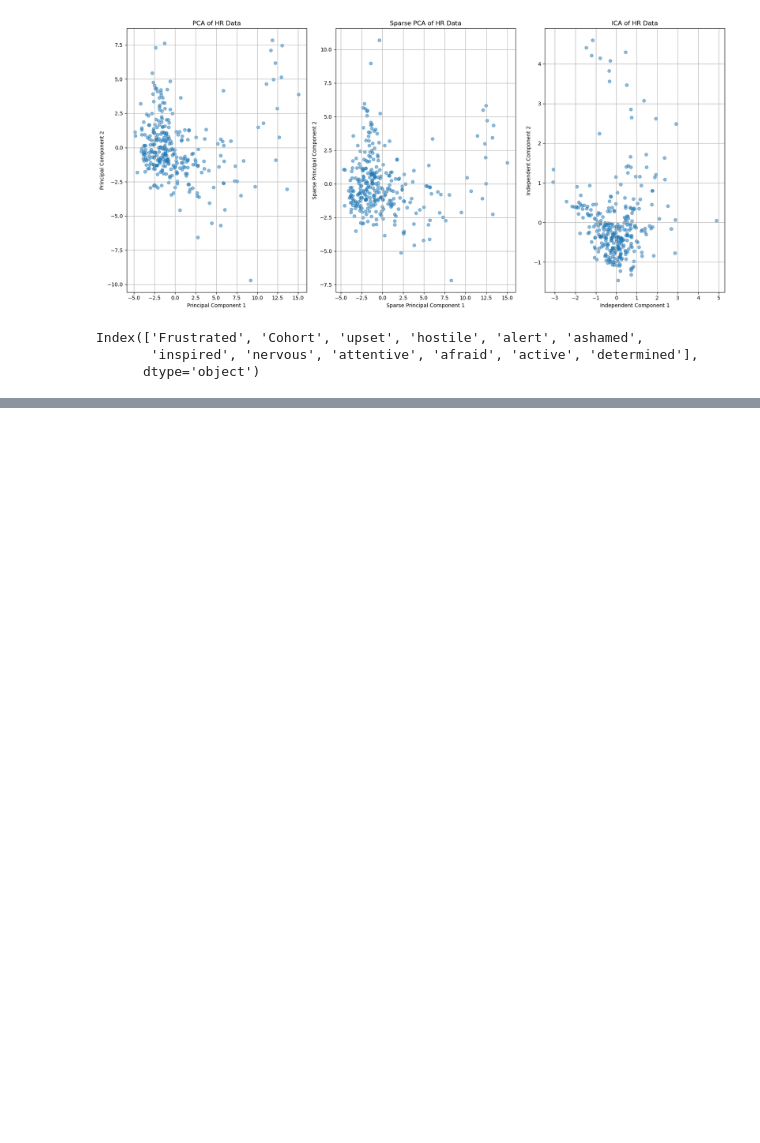
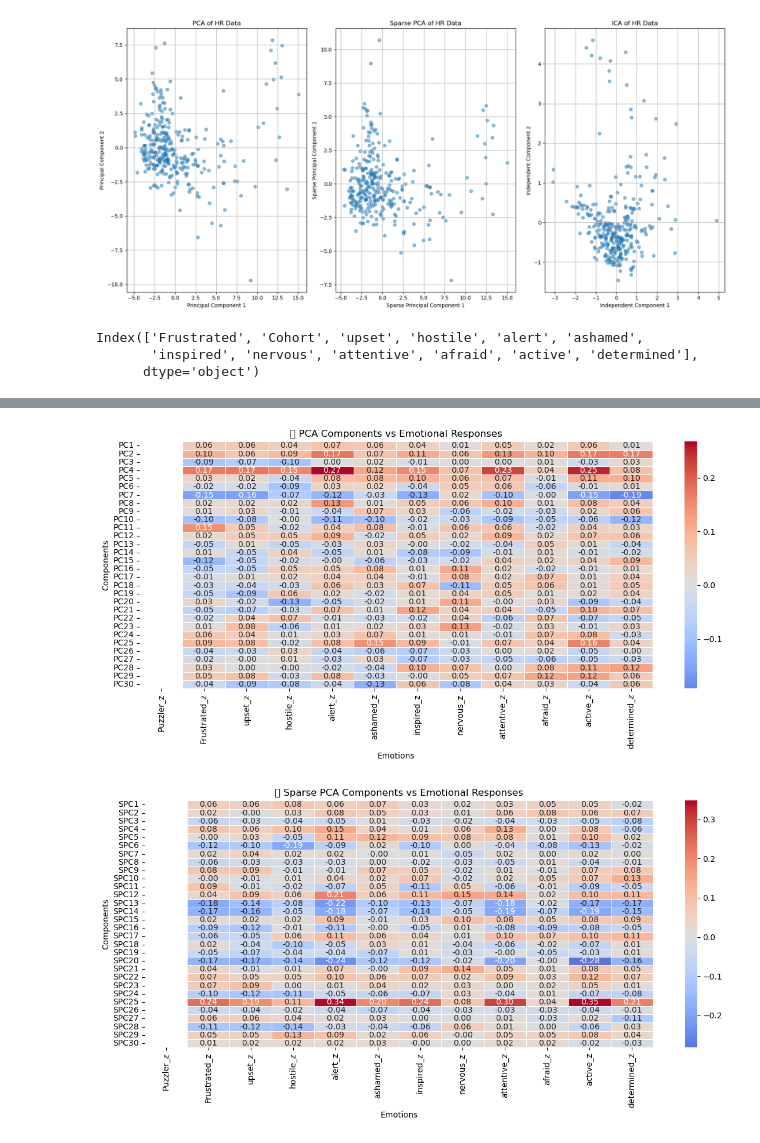
Before and after one commit to BjarkeErichsen/unsupervised-cda-proj-2, a Jupyter notebook: case2.ipynb, the cells around one changed output, grey strips where cells are left out. Saved outputs shown, nothing was run; the diff lists cells and outputs as text; code cells hidden in the pictures; blank space fills up the shorter version.

```diff
--- a/case2.ipynb
+++ b/case2.ipynb
@@ -273,0 +354,71 @@ plt.show()
+# %%
+import pandas as pd
+import numpy as np
+from sklearn.preprocessing import StandardScaler
+from sklearn.impute import SimpleImputer
+from sklearn.decomposition import PCA, SparsePCA
+import seaborn as sns
+import matplotlib.pyplot as plt
+
+# Load your data
+data = pd.read_csv("HR_data.csv")
+if 'Unnamed: 0' in data.columns:
+    data = data.drop(columns='Unnamed: 0')
+
+# Columns setup
+physio_cols = [col for col in data.columns if col.startswith(("HR_", "TEMP_", "EDA_"))]
+emotion_cols = ['Puzzler', 'Frustrated', 'upset', 'hostile', 'alert', 'ashamed',
+                'inspired', 'nervous', 'attentive', 'afraid', 'active', 'determined']
+
+# Drop rows with missing emotion values
+data = data.dropna(subset=emotion_cols)
+
+# ✨ Standardize emotion ratings across individuals
+if 'Individual' in data.columns:
+    for emo in emotion_cols:
+        data[emo + '_z'] = data.groupby('Individual')[emo].transform(
+            lambda x: StandardScaler().fit_transform(x.values.reshape(-1, 1)).flatten()
+        )
+    emotion_cols = [emo + '_z' for emo in emotion_cols]
+else:
+    # Global standardization (fallback)
+    data[emotion_cols] = StandardScaler().fit_transform(data[emotion_cols])
+
+# Handle missing physiologic values
+X = data[physio_cols]
+y_emotions = data[emotion_cols]
+X_imputed = SimpleImputer(strategy='mean').fit_transform(X)
+X_std = StandardScaler().fit_transform(X_imputed)
+
+# Choose number of components
+n_components = 30
+
+# PCA
+pca = PCA(n_components=n_components, random_state=42)
+X_pca = pca.fit_transform(X_std)
+pca_df = pd.DataFrame(X_pca, columns=[f'PC{i+1}' for i in range(n_components)])
+
+# Sparse PCA
+spca = SparsePCA(n_components=n_components, random_state=42)
+X_spca = spca.fit_transform(X_std)
+spca_df = pd.DataFrame(X_spca, columns=[f'SPC{i+1}' for i in range(n_components)])
+
+# Combine and correlate with emotions
+def plot_heatmap(df, title):
+    combined = pd.concat([df, y_emotions.reset_index(drop=True)], axis=1)
+    correlation_matrix = combined.corr().loc[df.columns, emotion_cols]
+
+    plt.figure(figsize=(12, 6))
+    sns.heatmap(correlation_matrix, annot=True, cmap="coolwarm", center=0, fmt=".2f", linewidths=0.5)
+    plt.title(title)
+    plt.ylabel("Components")
+    plt.xlabel("Emotions")
+    plt.tight_layout()
+    plt.show()
+
+# 🔥 Plot them!
+plot_heatmap(pca_df, "💡 PCA Components vs Emotional Responses")
+plot_heatmap(spca_df, "🧩 Sparse PCA Components vs Emotional Responses")
+# %% [output]
+[figure, added]
+[figure, added]
```
Also changed, not shown: parts of 6 cells of this notebook.
